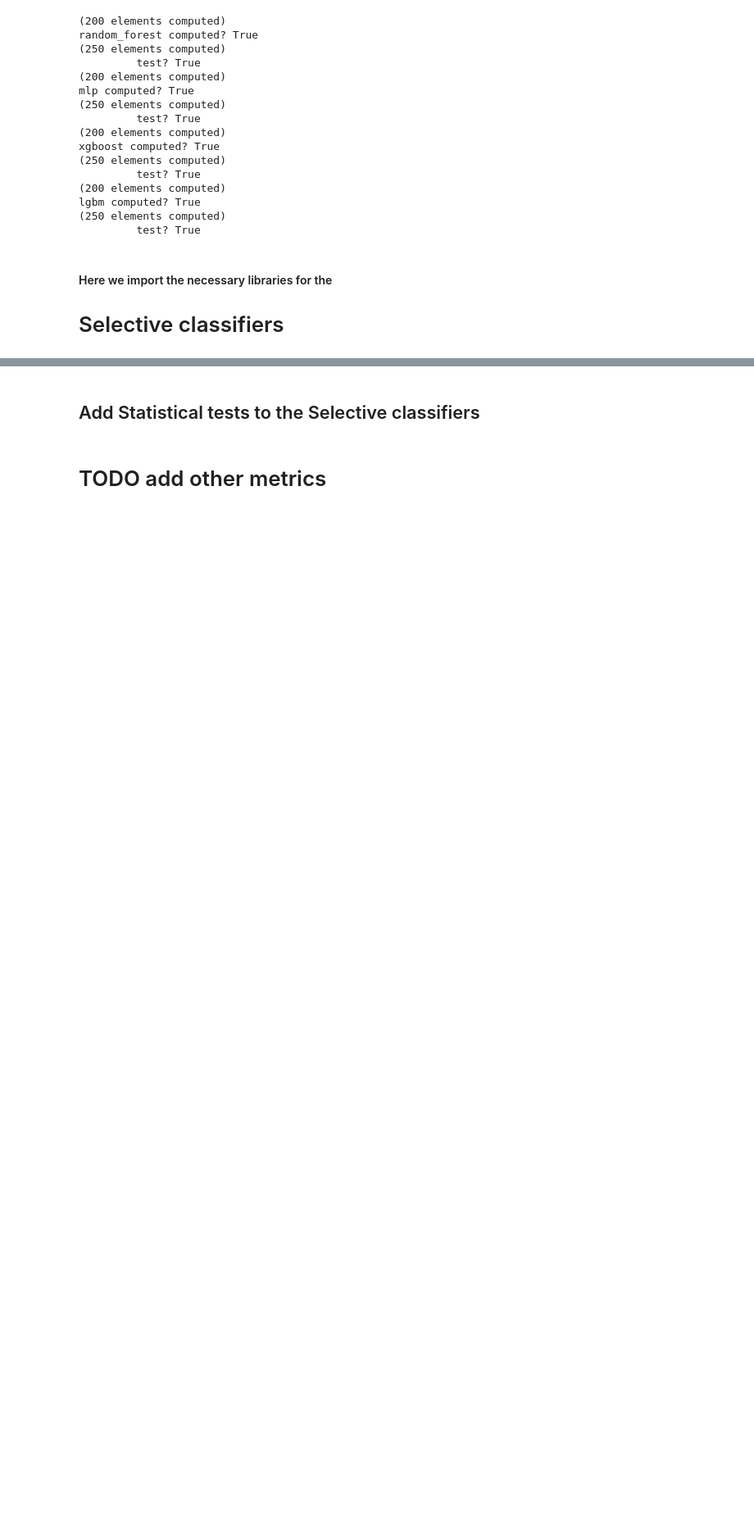
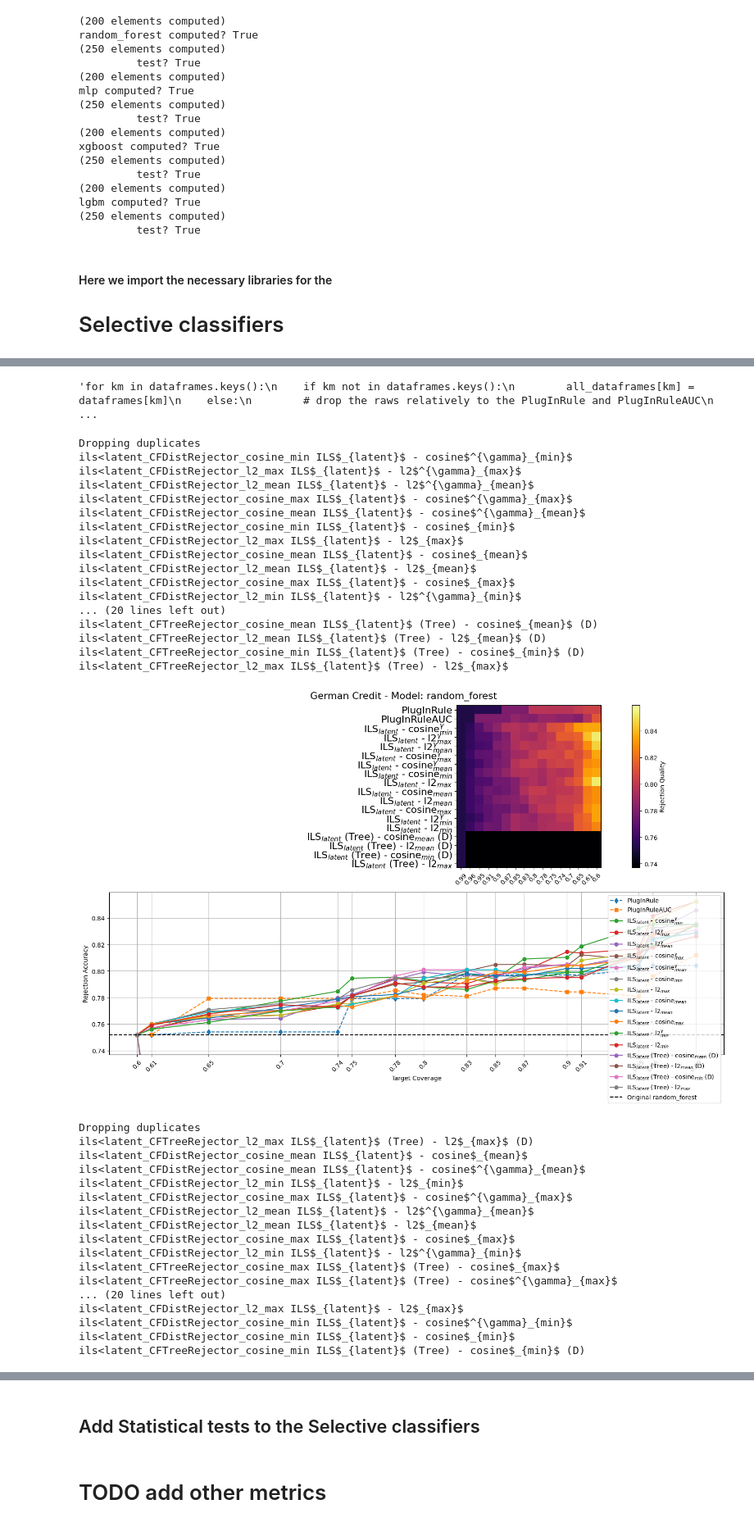
Before and after one commit to clarapunzi/SC-CE, a Jupyter notebook: 4_selective_classifiers.ipynb, the cells around one changed output, grey strips where cells are left out. Shown at 82% size. Drawn from its saved outputs; the diff is of its cells as text; code cells hidden in the pictures; blank space fills up the shorter version.

```diff
--- a/4_selective_classifiers.ipynb
+++ b/4_selective_classifiers.ipynb
@@ -495,0 +291,3 @@ for m in metric_dicts.keys():
+# %%
+# Create dataframes for visualization
+dataframes = create_dataframes(models, metric_dicts, info)
@@ -495,0 +296,61 @@ for m in metric_dicts.keys():
+# %%
+# clean the entries
+if cf_method == "ils":
+    if cf_latent:
+        cf_method = "ils<latent"
+for km in dataframes.keys():
+    # remove the name CFDistRejector from the indexes and replace it by the cf_method
+    dataframes[km].index = [(f"{cf_method}_{col}" if col not in ["PlugInRule", "PlugInRuleAUC"] else col) for col in dataframes[km].index]
+'''for km in dataframes.keys():
+    if km not in dataframes.keys():
+        all_dataframes[km] = dataframes[km]
+    else:
+        # drop the raws relatively to the PlugInRule and PlugInRuleAUC
+        dataframes[km] = dataframes[km].drop(["PlugInRule", "PlugInRuleAUC"], axis=0)
+        all_dataframes[km] = pd.concat([all_dataframes[km], dataframes[km]], axis=0)'''
+# %% [output]
+'for km in dataframes.keys():\n    if km not in dataframes.keys():\n        all_dataframes[km] = dataframes[km]\n    else:\n        # drop the raws relatively to the PlugInRule and PlugInRuleAUC\n     ...
+# %%
+visualize_results(models=models,
+                  dataframes=dataframes,
+                  info=info,
+                  plot_dir="..",
+                  name_dataset=fancy_dataset_names[dt_name],
+                  show=True,
+                  top_k=18)
+# %% [output]
+Dropping duplicates
+ils<latent_CFDistRejector_cosine_min ILS$_{latent}$ - cosine$^{\gamma}_{min}$
+ils<latent_CFDistRejector_l2_max ILS$_{latent}$ - l2$^{\gamma}_{max}$
+ils<latent_CFDistRejector_l2_mean ILS$_{latent}$ - l2$^{\gamma}_{mean}$
+ils<latent_CFDistRejector_cosine_max ILS$_{latent}$ - cosine$^{\gamma}_{max}$
+ils<latent_CFDistRejector_cosine_mean ILS$_{latent}$ - cosine$^{\gamma}_{mean}$
+ils<latent_CFDistRejector_cosine_min ILS$_{latent}$ - cosine$_{min}$
+ils<latent_CFDistRejector_l2_max ILS$_{latent}$ - l2$_{max}$
+ils<latent_CFDistRejector_cosine_mean ILS$_{latent}$ - cosine$_{mean}$
+ils<latent_CFDistRejector_l2_mean ILS$_{latent}$ - l2$_{mean}$
+ils<latent_CFDistRejector_cosine_max ILS$_{latent}$ - cosine$_{max}$
+ils<latent_CFDistRejector_l2_min ILS$_{latent}$ - l2$^{\gamma}_{min}$
+... (20 lines left out)
+ils<latent_CFTreeRejector_cosine_mean ILS$_{latent}$ (Tree) - cosine$_{mean}$ (D)
+ils<latent_CFTreeRejector_l2_mean ILS$_{latent}$ (Tree) - l2$_{mean}$ (D)
+ils<latent_CFTreeRejector_cosine_min ILS$_{latent}$ (Tree) - cosine$_{min}$ (D)
+ils<latent_CFTreeRejector_l2_max ILS$_{latent}$ (Tree) - l2$_{max}$
+[figure, added]
+Dropping duplicates
+ils<latent_CFTreeRejector_l2_max ILS$_{latent}$ (Tree) - l2$_{max}$ (D)
+ils<latent_CFDistRejector_cosine_mean ILS$_{latent}$ - cosine$_{mean}$
+ils<latent_CFDistRejector_cosine_mean ILS$_{latent}$ - cosine$^{\gamma}_{mean}$
+ils<latent_CFDistRejector_l2_min ILS$_{latent}$ - l2$_{min}$
+ils<latent_CFDistRejector_cosine_max ILS$_{latent}$ - cosine$^{\gamma}_{max}$
+ils<latent_CFDistRejector_l2_mean ILS$_{latent}$ - l2$^{\gamma}_{mean}$
+ils<latent_CFDistRejector_l2_mean ILS$_{latent}$ - l2$_{mean}$
+ils<latent_CFDistRejector_cosine_max ILS$_{latent}$ - cosine$_{max}$
+ils<latent_CFDistRejector_l2_min ILS$_{latent}$ - l2$^{\gamma}_{min}$
+ils<latent_CFTreeRejector_cosine_max ILS$_{latent}$ (Tree) - cosine$_{max}$
+ils<latent_CFTreeRejector_cosine_max ILS$_{latent}$ (Tree) - cosine$^{\gamma}_{max}$
+... (20 lines left out)
+ils<latent_CFDistRejector_l2_max ILS$_{latent}$ - l2$_{max}$
+ils<latent_CFDistRejector_cosine_min ILS$_{latent}$ - cosine$^{\gamma}_{min}$
+ils<latent_CFDistRejector_cosine_min ILS$_{latent}$ - cosine$_{min}$
+ils<latent_CFTreeRejector_cosine_min ILS$_{latent}$ (Tree) - cosine$_{min}$ (D)
```
Also changed, not shown: parts of 33 cells of this notebook, 3 other files.
